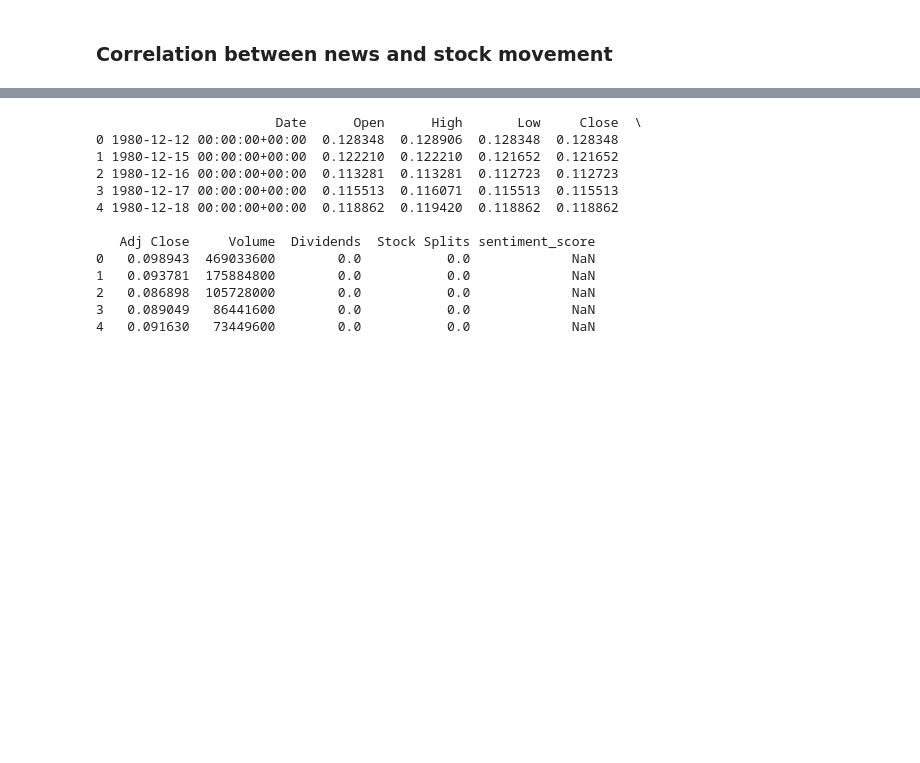
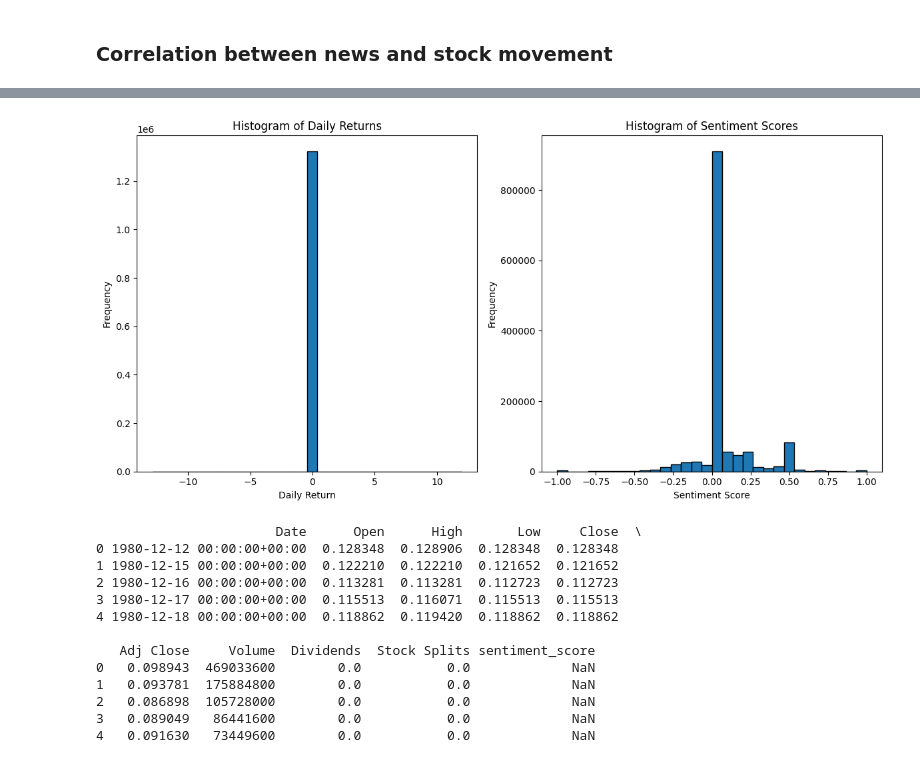
Before and after one commit to amannnnnyyyy/Stock-Price-Prediction, a Jupyter notebook: notebooks/analysis.ipynb, the cells around one changed output, grey strips where cells are left out. Cells and saved outputs as stored; diff of their text form; code cells hidden in the pictures; blank space fills up the shorter version.

```diff
--- a/notebooks/analysis.ipynb
+++ b/notebooks/analysis.ipynb
@@ -731,3 +815,21 @@ news = pd.read_csv('../docs/raw_analyst_ratings.csv')
+# %%
+plt.figure(figsize=(12, 6))
+
+plt.subplot(1, 2, 1)
+plt.hist(stock_prices['daily_return'], bins=30, edgecolor='k')
+plt.xlabel('Daily Return')
+plt.ylabel('Frequency')
+plt.title('Histogram of Daily Returns')
+
+plt.subplot(1, 2, 2)
+plt.hist(stock_prices['sentiment'], bins=30, edgecolor='k')
+plt.xlabel('Sentiment Score')
+plt.ylabel('Frequency')
+plt.title('Histogram of Sentiment Scores')
+
+plt.tight_layout()
+# %% [output]
+[figure, added]
 # %%
 news_data_aapl = news[news['stock'] == 'AAPL']
 news_data_aapl = news_data_aapl[['date', 'sentiment_score']]
```
Also changed, not shown: parts of 8 cells of this notebook.
